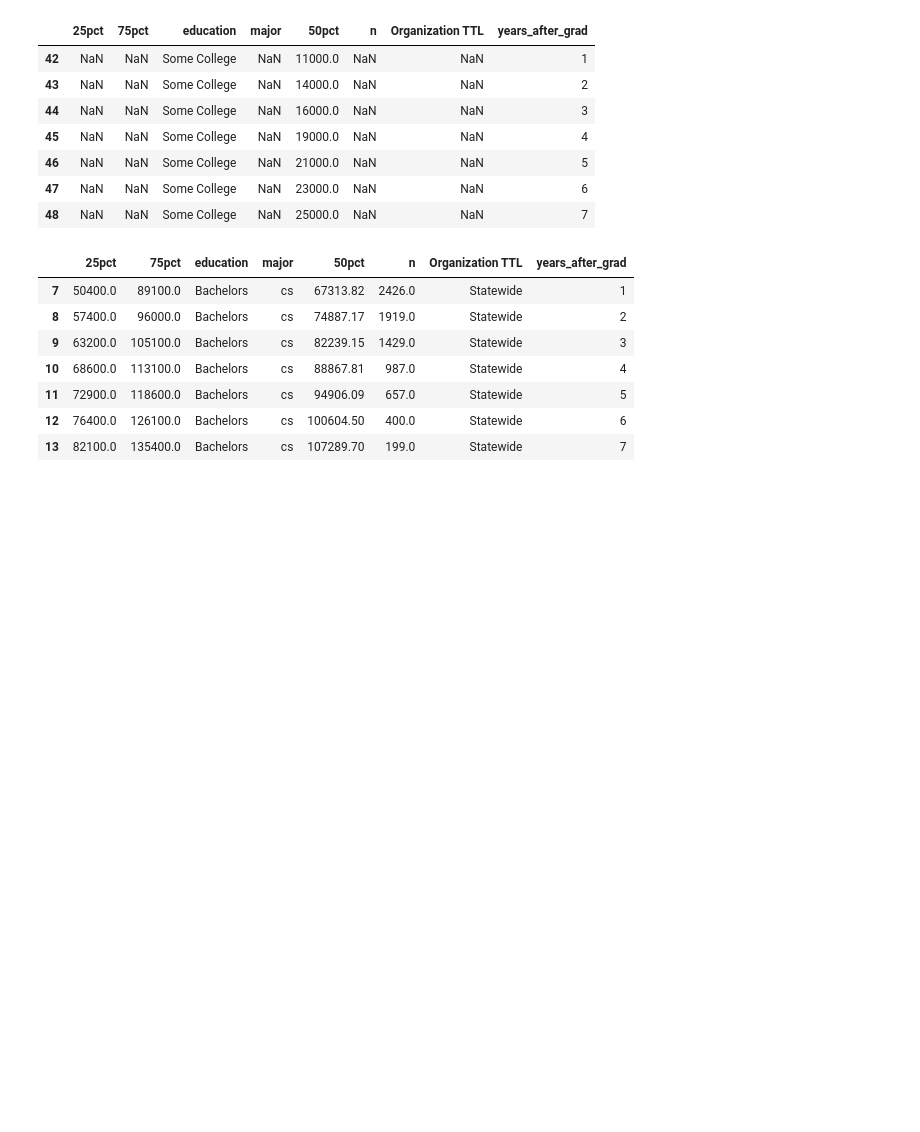
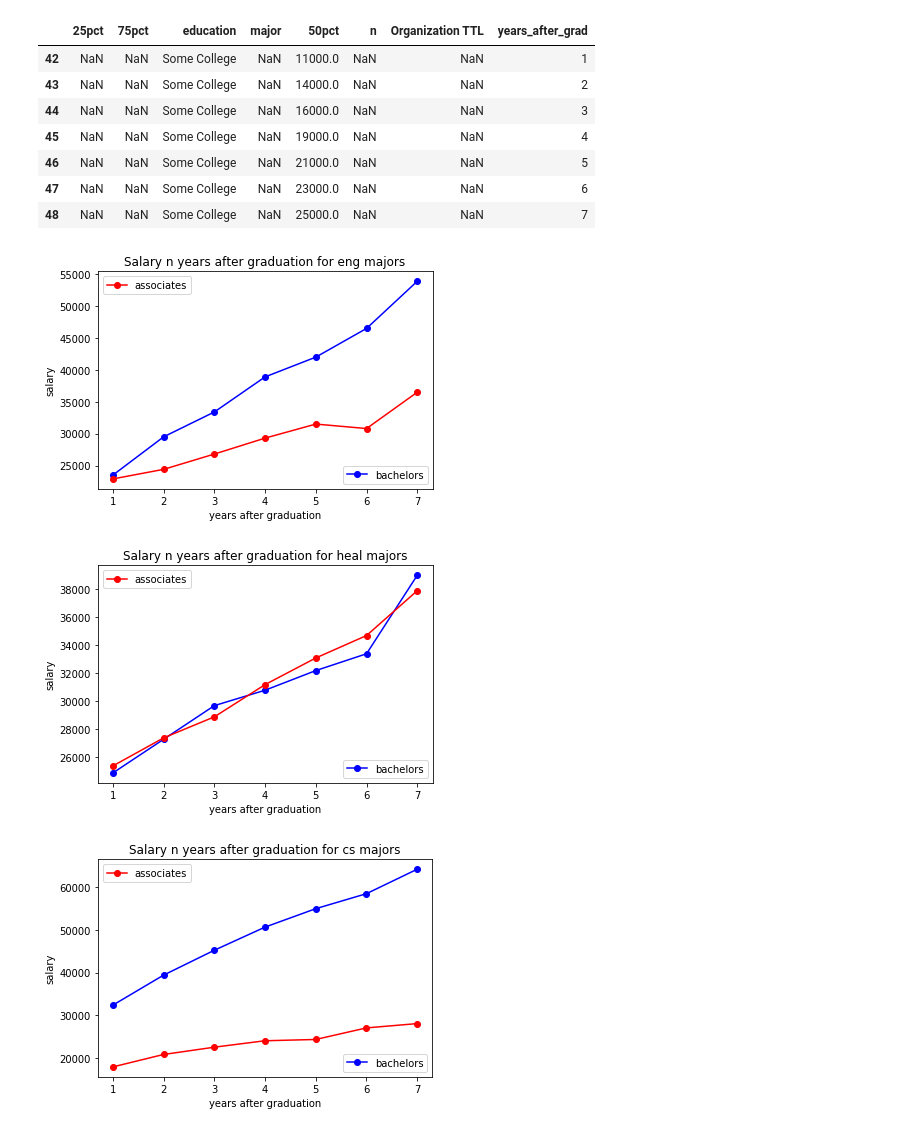
Before and after one commit to AashrayAnand/discrete_modeling, a Jupyter notebook: Conclusion_Data.ipynb, the cells around one changed output. Cells and saved outputs as stored; diff of their text form; code cells hidden in the pictures; blank space fills up the shorter version.

Commit message:
updated cost to 25 million, added notebook with salary comparsion plots

```diff
--- a/Conclusion_Data.ipynb
+++ b/Conclusion_Data.ipynb
@@ -10,6 +10,8 @@ quantile_income = quantile_income.replace('Health Professions and Related Progra
 quantile_income = quantile_income.replace('Bachelor\'s','Bachelors')
 # majors: [cs, eng, heal, NaN]
 # awd_lvl: [Associate, Bachelor's]
+quantile_income['75pct'] =(quantile_income['75pct'].str[1:-1]).astype(float)*1000
+quantile_income['25pct'] =(quantile_income['25pct'].str[1:-1]).astype(float)*1000
 
 quantile_income = quantile_income.rename(index=str, columns={"awd_lvl": "education"})
 bachelors = quantile_income[quantile_income["education"] == "Bachelors"]
@@ -73,11 +73,21 @@ bachelors_cs = bachelors[bachelors["major"] == "cs"]
-# %%
-plt.plot(bachelors_cs["years_after_grad"], bachelors_cs["50pct"], 'bo')
-# %% [output]
-|  | 25pct | 75pct | education | major | 50pct | n | Organization TTL | years_after_grad |
-| 7 | 50400.0 | 89100.0 | Bachelors | cs | 67313.82 | 2426.0 | Statewide | 1 |
-| 8 | 57400.0 | 96000.0 | Bachelors | cs | 74887.17 | 1919.0 | Statewide | 2 |
-| 9 | 63200.0 | 105100.0 | Bachelors | cs | 82239.15 | 1429.0 | Statewide | 3 |
-| 10 | 68600.0 | 113100.0 | Bachelors | cs | 88867.81 | 987.0 | Statewide | 4 |
-| 11 | 72900.0 | 118600.0 | Bachelors | cs | 94906.09 | 657.0 | Statewide | 5 |
-| 12 | 76400.0 | 126100.0 | Bachelors | cs | 100604.50 | 400.0 | Statewide | 6 |
-| 13 | 82100.0 | 135400.0 | Bachelors | cs | 107289.70 | 199.0 | Statewide | 7 |
+# %%
+for major in set(quantile_income["major"]):
+    cur_bachelors = bachelors[bachelors["major"] == major]
+    cur_associates = associates[associates["major"] == major]
+    cur_dropouts = dropouts[dropouts["major"] == major]
+    if len(cur_bachelors) > 0 and len(cur_associates) > 0:
+        normalized_bachelors_salary = list(cur_salary - 18000 for cur_salary in cur_bachelors["25pct"])
+        line1 = plt.plot(cur_bachelors["years_after_grad"], normalized_bachelors_salary, 'bo-', label="bachelors")
+        first_legend = plt.legend(handles=line1, loc=4)
+        ax = plt.gca().add_artist(first_legend)
+        normalized_associates_salary = list(cur_salary - 9000 for cur_salary in cur_associates["25pct"])
+        line2 = plt.plot(cur_associates["years_after_grad"], normalized_associates_salary, 'ro-', label="associates")
+        second_legend = plt.legend(handles=line2, loc=2)
+        plt.xlabel("years after graduation")
+        plt.ylabel("salary")
+        plt.title("Salary n years after graduation for {} majors".format(major))
+        plt.show()
+# %% [output]
+[figure, added]
+[figure, added]
+[figure, added]
```
Also changed, not shown: parts of 2 cells of this notebook, 1 other file.
